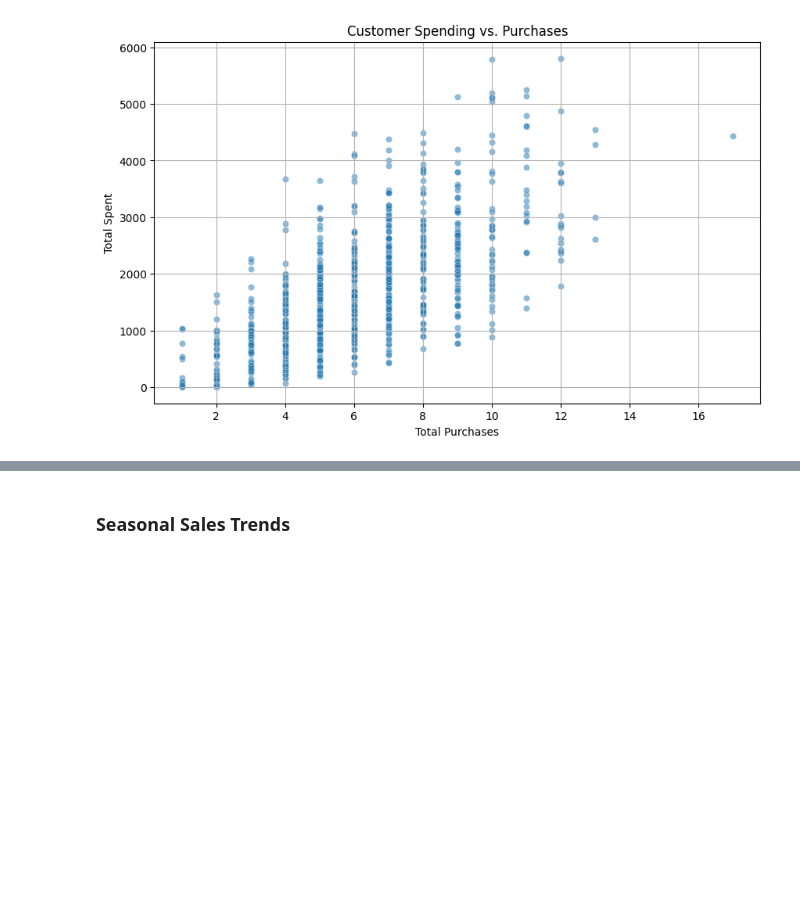
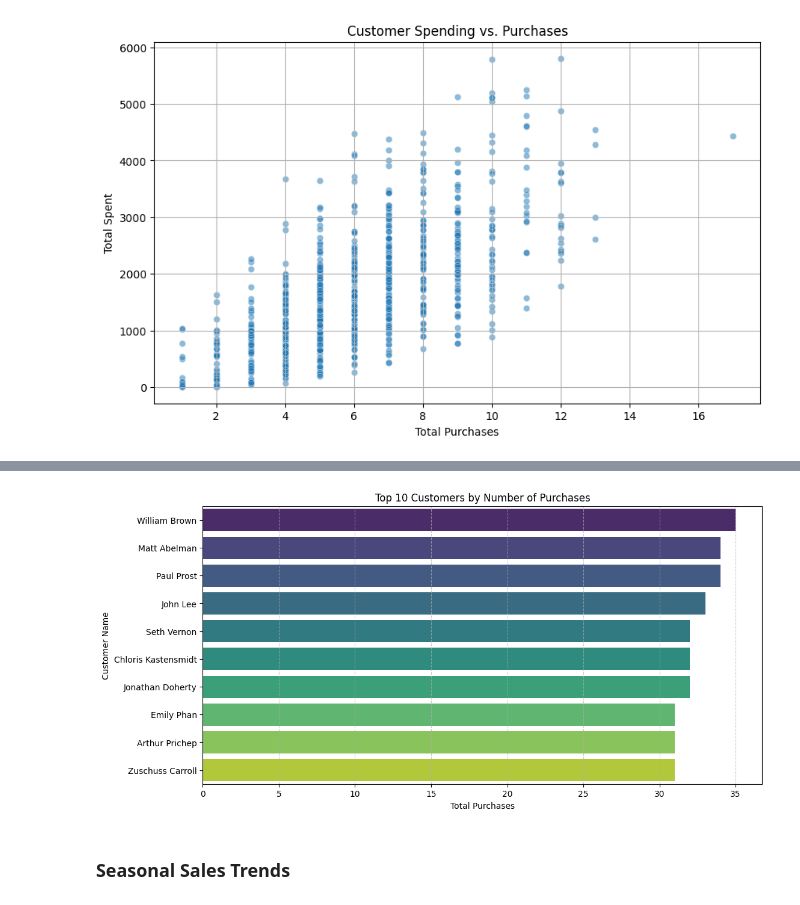
Before and after one commit to muneer-a/ecld_data_engineering_assignment, a Jupyter notebook: 2_transformations/6_transformations.ipynb, the cells around one changed output, grey strips where cells are left out. Cells and saved outputs as stored; diff of their text form; code cells hidden in the pictures; blank space fills up the shorter version.

```diff
--- a/2_transformations/6_transformations.ipynb
+++ b/2_transformations/6_transformations.ipynb
@@ -315,3 +395,35 @@ plt.show()
+# %%
+from pyspark.sql.functions import count
+
+# Aggregate total purchases per customer
+top_customers = df.groupBy("Customer Name").agg(count("*").alias("Total_Purchases"))
+
+# Get the top 10 customers with the highest purchases
+top_10_customers = top_customers.orderBy("Total_Purchases", ascending=False).limit(10)
+
+# Convert to Pandas for visualization
+top_10_customers_pd = top_10_customers.toPandas()
+
+import matplotlib.pyplot as plt
+import seaborn as sns
+
+# Sort values for better visualization
+top_10_customers_pd = top_10_customers_pd.sort_values("Total_Purchases", ascending=False)
+
+# Create bar plot
+plt.figure(figsize=(12, 6))
+sns.barplot(data=top_10_customers_pd, x="Total_Purchases", y="Customer Name", palette="viridis")
+
+# Customizing the plot
+plt.title("Top 10 Customers by Number of Purchases")
+plt.xlabel("Total Purchases")
+plt.ylabel("Customer Name")
+plt.grid(axis="x", linestyle="--", alpha=0.7)
+
+# Show the plot
+plt.show()
+# %% [output]
+[figure, added]
 # %% [markdown]
 ### Seasonal Sales Trends
 # %%
```
Also changed, not shown: parts of 9 cells of this notebook.
